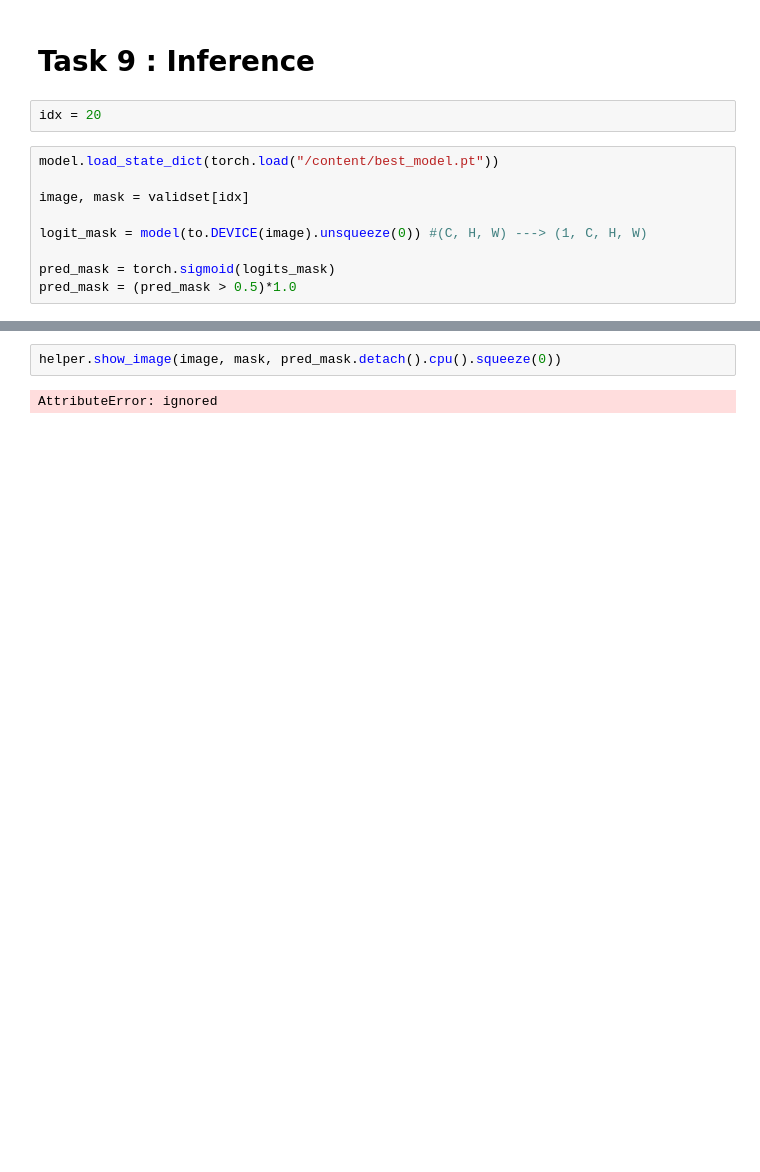
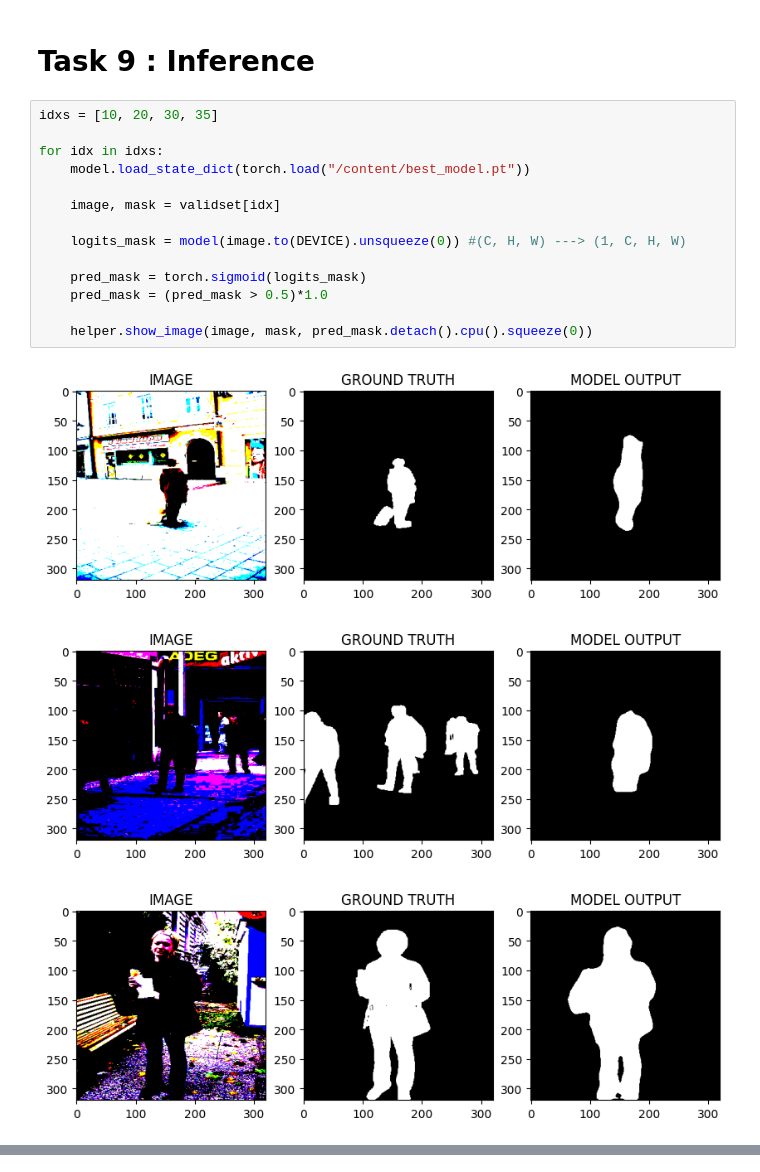
Before and after one commit to SIDIBEMoussa/Image-segmentation-using-U-Net_, a Jupyter notebook: Deep_Learning_with_PyTorch_ImageSegmentation.ipynb, the cells around one changed output, grey strips where cells are left out. Drawn from its saved outputs; the diff is of its cells as text; blank space fills up the shorter version.

```diff
--- a/Deep_Learning_with_PyTorch_ImageSegmentation.ipynb
+++ b/Deep_Learning_with_PyTorch_ImageSegmentation.ipynb
@@ -290,13 +321,20 @@ for i in range(EPOCHS):
 # %% [markdown]
 # Task 9 : Inference
-# %%
-idx = 20
 # %%
-model.load_state_dict(torch.load("/content/best_model.pt"))
+idxs = [10, 20, 30, 35]
 
-image, mask = validset[idx]
+for idx in idxs:
+    model.load_state_dict(torch.load("/content/best_model.pt"))
 
-logit_mask = model(to.DEVICE(image).unsqueeze(0)) #(C, H, W) ---> (1, C, H, W)
+    image, mask = validset[idx]
 
-pred_mask = torch.sigmoid(logits_mask)
-pred_mask = (pred_mask > 0.5)*1.0
+    logits_mask = model(image.to(DEVICE).unsqueeze(0)) #(C, H, W) ---> (1, C, H, W)
+
+    pred_mask = torch.sigmoid(logits_mask)
+    pred_mask = (pred_mask > 0.5)*1.0
+
+    helper.show_image(image, mask, pred_mask.detach().cpu().squeeze(0))
+# %% [output]
+[figure, added]
+[figure, added]
+[figure, added]
@@ -303,4 +341,0 @@ pred_mask = (pred_mask > 0.5)*1.0
-# %%
-helper.show_image(image, mask, pred_mask.detach().cpu().squeeze(0))
-# %% [output]
-AttributeError: ignored
```
Also changed, not shown: parts of 10 cells of this notebook.
